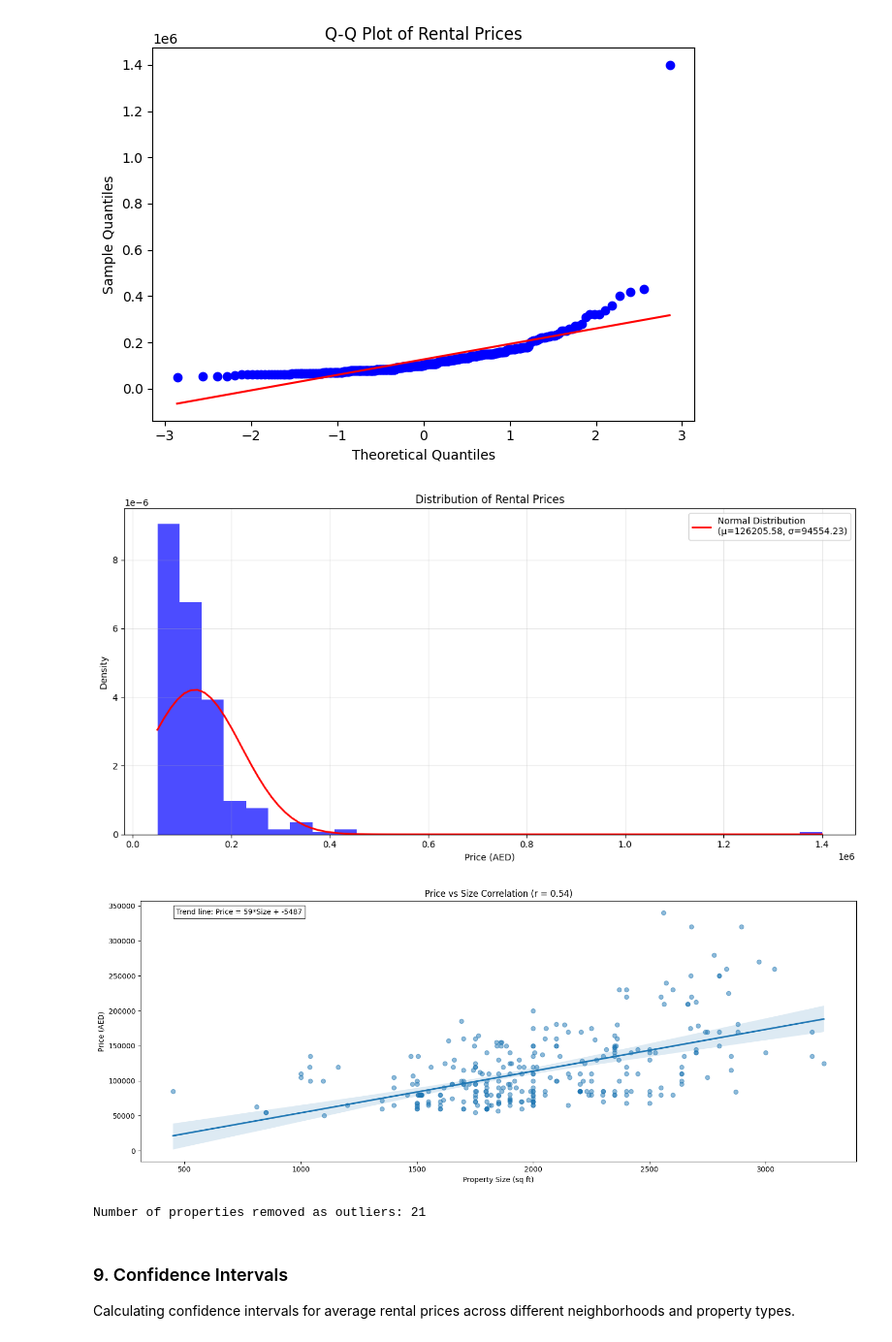
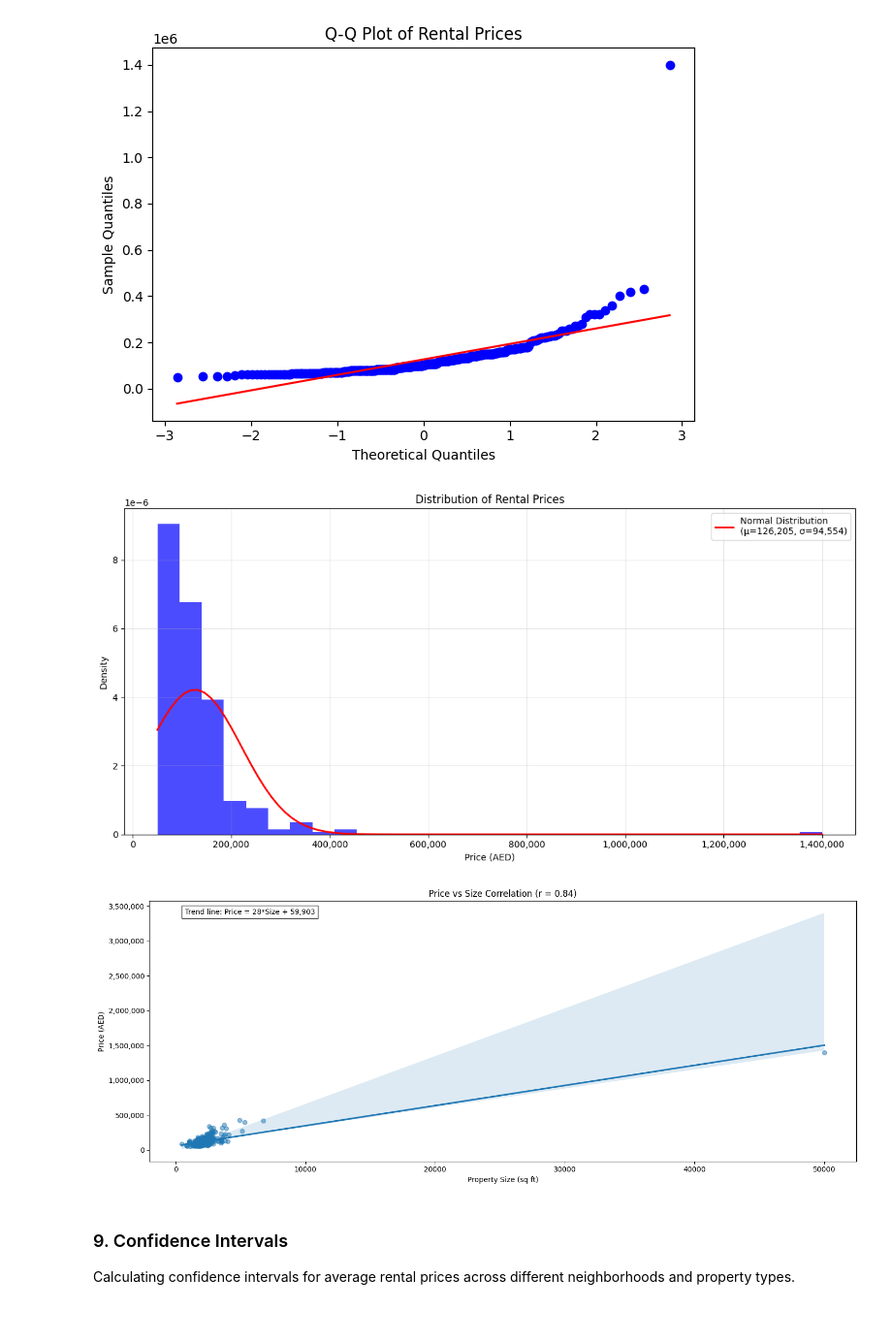
Before and after one commit to HamdanAlhajeri/StatisticsDubbizle, a Jupyter notebook: Data.ipynb, the cells around one changed output. Shown at 97% size. Cells and saved outputs as stored; diff of their text form; code cells hidden in the pictures.

Commit message:
fixed values to be more consistent and added a added guassin distrib and qq-plot without outliers versions

```diff
--- a/Data.ipynb
+++ b/Data.ipynb
@@ -199,7 +198,7 @@ x = np.linspace(min(bins), max(bins), 100)
 gaussian = stats.norm.pdf(x, mu, sigma)
 
 # Plot the normal distribution curve
-plt.plot(x, gaussian, 'r-', lw=2, label=f'Normal Distribution\n(μ={mu:.2f}, σ={sigma:.2f})')
+plt.plot(x, gaussian, 'r-', lw=2, label=f'Normal Distribution\n(μ={int(mu):,}, σ={int(sigma):,})')
 
 plt.title('Distribution of Rental Prices')
 plt.xlabel('Price (AED)')
@@ -208,38 +207,35 @@ plt.legend()
 
 plt.grid(True, alpha=0.3)
 
+# Format x-axis to show full numbers instead of scientific notation
+plt.gca().xaxis.set_major_formatter(plt.FuncFormatter(lambda x, p: f'{int(x):,}'))
+
 plt.tight_layout()
 plt.show()
 # %% [output]
-[figure, old version]
+[figure, new version]
 # %%
 plt.figure(figsize=(15, 6))
 
-Q1 = db['Size'].quantile(0.25)
-Q3 = db['Size'].quantile(0.75)
-IQR = Q3 - Q1
-size_outlier_cutoff = Q3 + 1.5 * IQR
-db_filtered = db[db['Size'] <= size_outlier_cutoff]
+correlation = db['Size'].corr(db['Price'])
 
-correlation = db_filtered['Size'].corr(db_filtered['Price'])
-
-sns.regplot(x='Size', y='Price', data=db_filtered, scatter_kws={'alpha':0.5})
+sns.regplot(x='Size', y='Price', data=db, scatter_kws={'alpha':0.5})
 plt.title(f'Price vs Size Correlation (r = {correlation:.2f})')
 plt.xlabel('Property Size (sq ft)')
 plt.ylabel('Price (AED)')
 
-z = np.polyfit(db_filtered['Size'], db_filtered['Price'], 1)
-trend_text = f'Trend line: Price = {int(z[0])}*Size + {int(z[1])}'
+z = np.polyfit(db['Size'], db['Price'], 1)
+trend_text = f'Trend line: Price = {int(z[0])}*Size + {int(z[1]):,}'
 plt.text(0.05, 0.95, trend_text, transform=plt.gca().transAxes,
          bbox=dict(facecolor='white', alpha=0.8))
 
+# Format y-axis to show full numbers with commas
+plt.gca().yaxis.set_major_formatter(plt.FuncFormatter(lambda x, p: f'{int(x):,}'))
+
 plt.tight_layout()
 plt.show()
-
-print(f"Number of properties removed as outliers: {len(db) - len(db_filtered)}")
 # %% [output]
-[figure, old version]
+[figure, new version]
-Number of properties removed as outliers: 21
 # %% [markdown]
 ### 9. Confidence Intervals
 Calculating confidence intervals for average rental prices across different neighborhoods and property types.
```
Also changed, not shown: parts of 6 cells of this notebook, 6 other files.
